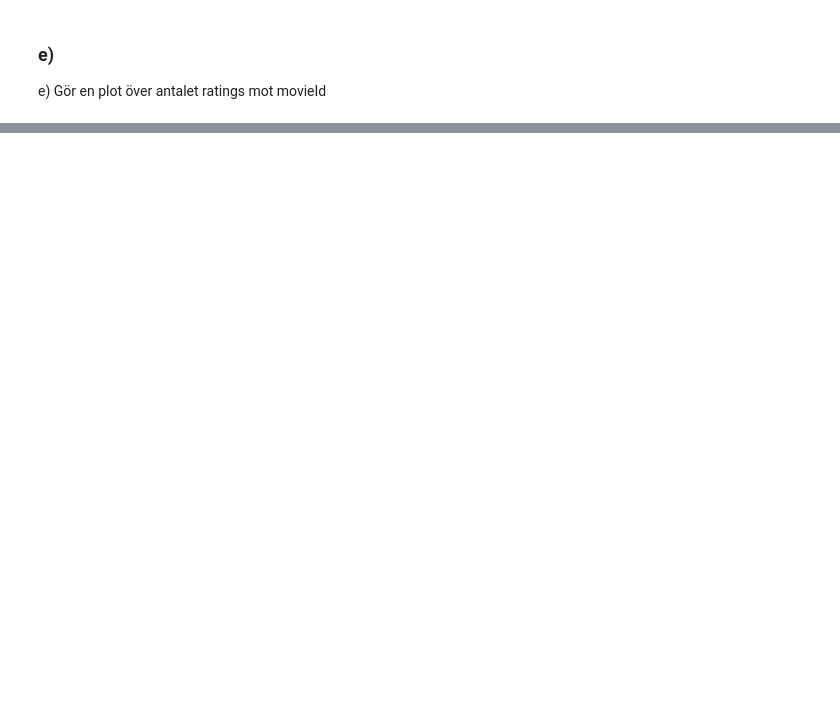
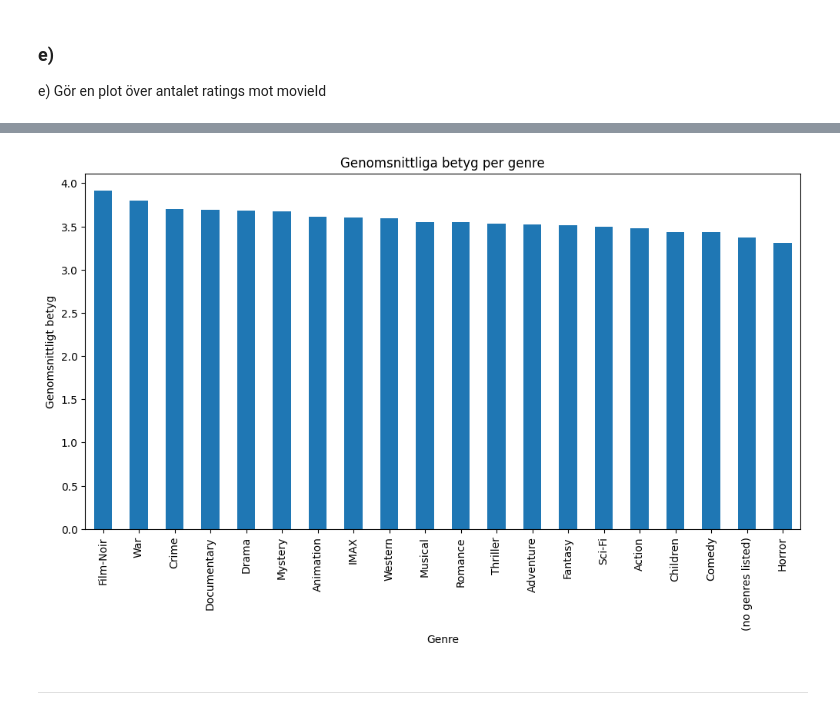
Before and after one commit to Utjiman/AI-Richard-Boden-OPA23, a Jupyter notebook: labs/Labb_1.ipynb, the cells around one changed output, grey strips where cells are left out. Saved outputs shown, nothing was run; the diff lists cells and outputs as text; code cells hidden in the pictures; blank space fills up the shorter version.

```diff
--- a/labs/Labb_1.ipynb
+++ b/labs/Labb_1.ipynb
@@ -201,0 +294,25 @@ e) Gör en plot över antalet ratings mot movieId
+# %%
+# create a datafram where each row connects a movie to a genre
+genres_expanded = df_movies['genres'].str.split('|', expand=True).stack().reset_index(level=1, drop=True).to_frame('genre')
+
+# connect to df_movies to get the movieId
+genres_with_movieId = genres_expanded.join(df_movies['movieId'], how='left')
+
+# merge with rating from df_rating
+genres_with_ratings = genres_with_movieId.merge(df_rating, on='movieId', how='left')
+
+# calculate the mean rating for each genre
+average_rating_per_genre = genres_with_ratings.groupby('genre')['rating'].mean().sort_values(ascending=False)
+
+
+plt.figure(figsize=(12, 6))
+average_rating_per_genre.plot(kind='bar')
+plt.title('Genomsnittliga betyg per genre')
+plt.xlabel('Genre')
+plt.ylabel('Genomsnittligt betyg')
+plt.xticks(rotation=90)
+plt.show()
+# %% [output]
+[figure, added]
+# %% [markdown]
+--------------
```
Also changed, not shown: parts of 15 cells of this notebook.
